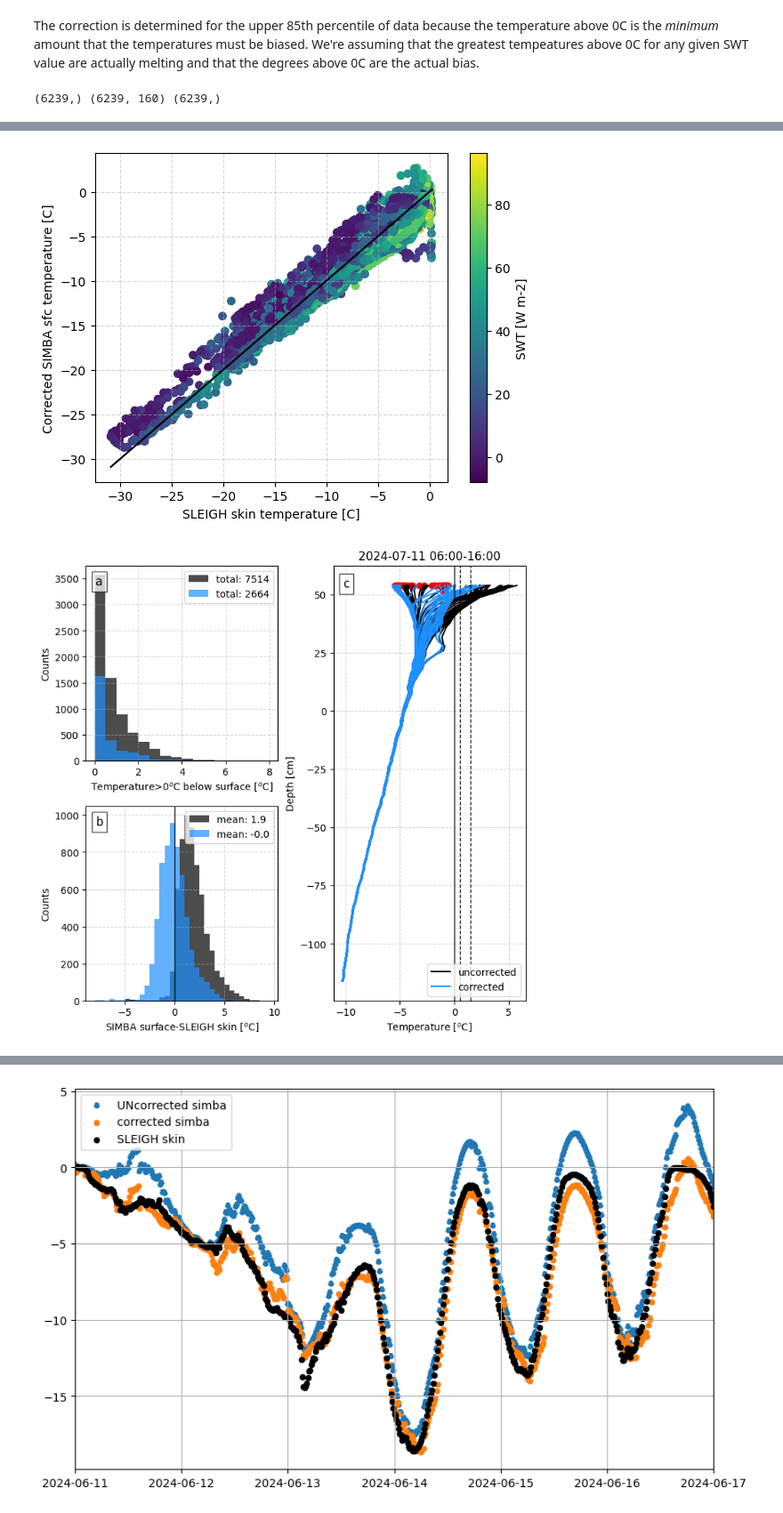
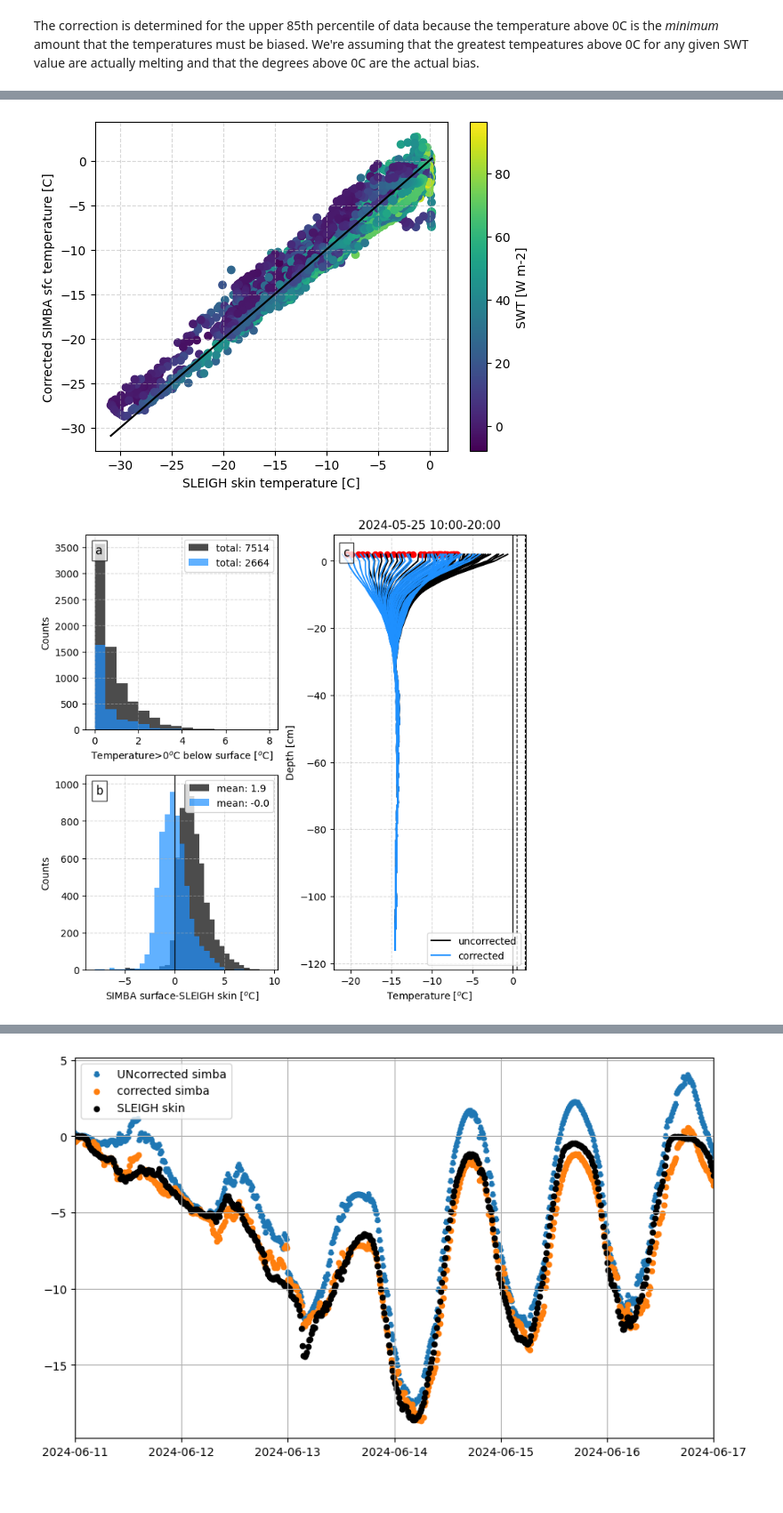
Before and after one commit to sledd/ICECAPS_raven, a Jupyter notebook: SIMBA_solar_correction_double-splice.ipynb, the cells around one changed output, grey strips where cells are left out. Shown at 89% size. Cells and saved outputs as stored; diff of their text form; code cells hidden in the pictures.

```diff
--- a/SIMBA_solar_correction_double-splice.ipynb
+++ b/SIMBA_solar_correction_double-splice.ipynb
@@ -705,8 +707,8 @@ def plot_un_corrected_summary(uncorrect_simba, correct_simba, plt_dates, summ_da
     sleigh_tskin_profile_comparison_steps = skin_t_sleigh_steps_in
 
     ## other good days to check: 717-7/21; originially 7/11
-    st_date = dt.datetime(2024, m, d, 6)
-    en_date = dt.datetime(2024, m, d, 16)
+    st_date = dt.datetime(2024, m, d, 10)
+    en_date = dt.datetime(2024, m, d, 20)
     figure_date_idx = np.where((np.asarray(plt_dates)>=st_date )&(np.asarray(plt_dates)<en_date ))[0]
 
     for temp_data, c, label in zip([uncorrected_temps, corrected_temps], plt_colors, ['uncorrected','corrected']):
@@ -970,7 +972,3 @@ plt.show()
 [figure]
 # %% [markdown]
 The correction is determined for the upper 85th percentile of data because the temperature above 0C is the *minimum* amount that the temperatures must be biased. We're assuming that the greatest tempeatures above 0C for any given SWT value are actually melting and that the degrees above 0C are the actual bias.
-# %%
-print(new_temps_4cm.shape, swt_out.shape, simba_skin.shape)
-# %% [output]
-(6239,) (6239, 160) (6239,)
@@ -988,32 +988,32 @@ sub_temps_above_out, sub_swabs_above_out, sub_depths_out, sub_wspd_out, all_simb
 sub_depths_out *= -1.
 # wr = np.percentile(simba_wspd[~simba_wspd.mask], np.arange(0,101,20))
 
 wr = np.percentile(simba_wspd[~simba_wspd.mask], np.arange(0,101,33))
 # wr = np.percentile(simba_wspd[~simba_wspd.mask], np.arange(0,101,50))
 
 # I've only included the functions using an inverse hyperbolic sine (IHS) curve,
 # but it's possible to use other curve if you want to experiment
 ihs_params = get_ihs_correction(sub_wspd_out, sub_swabs_above_out, sub_temps_above_out, sub_depths_out, ks_i,
                                     wind_ranges=wr, plt_figs=True, binval='percentile', p=85)
 
 temp_correction_out, swt_out = calc_temp_corrections(sfc_for_func, sfc_dif_i, ks_i, fnir_i, simba_swn,
                                             simba_depths, ihs_params, simba_wspd, simba_dates,
                                                      plt_figs=True,  swt=True, param_interp='spline')
 
 corrected_temps_wind, corrected_temps_sfc_dic = correct_compare_temp(temp_correction_out, sfc_for_func, sfc_dif_i, ks_i, fnir_i,
-                                       simba_temps, simba_depths, simba_dates, simba_skin, None, swi=swt_out, )
+                                       simba_temps, simba_depths, simba_dates, simba_skin, None, swi=swt_out,  m=5, d=25)
 
 if sfc_dif_i==4:
     new_temps_4cm = corrected_temps_sfc_dic
 elif sfc_dif_i==0:
     new_temps_0cm = corrected_temps_sfc_dic
 # %% [output]
 [figure]
 [figure]
 [figure]
 [figure]
 [figure]
 [figure]
 [figure]
 [figure]
-[figure, old version]
+[figure, new version]
```
Also changed, not shown: parts of 10 cells of this notebook.
